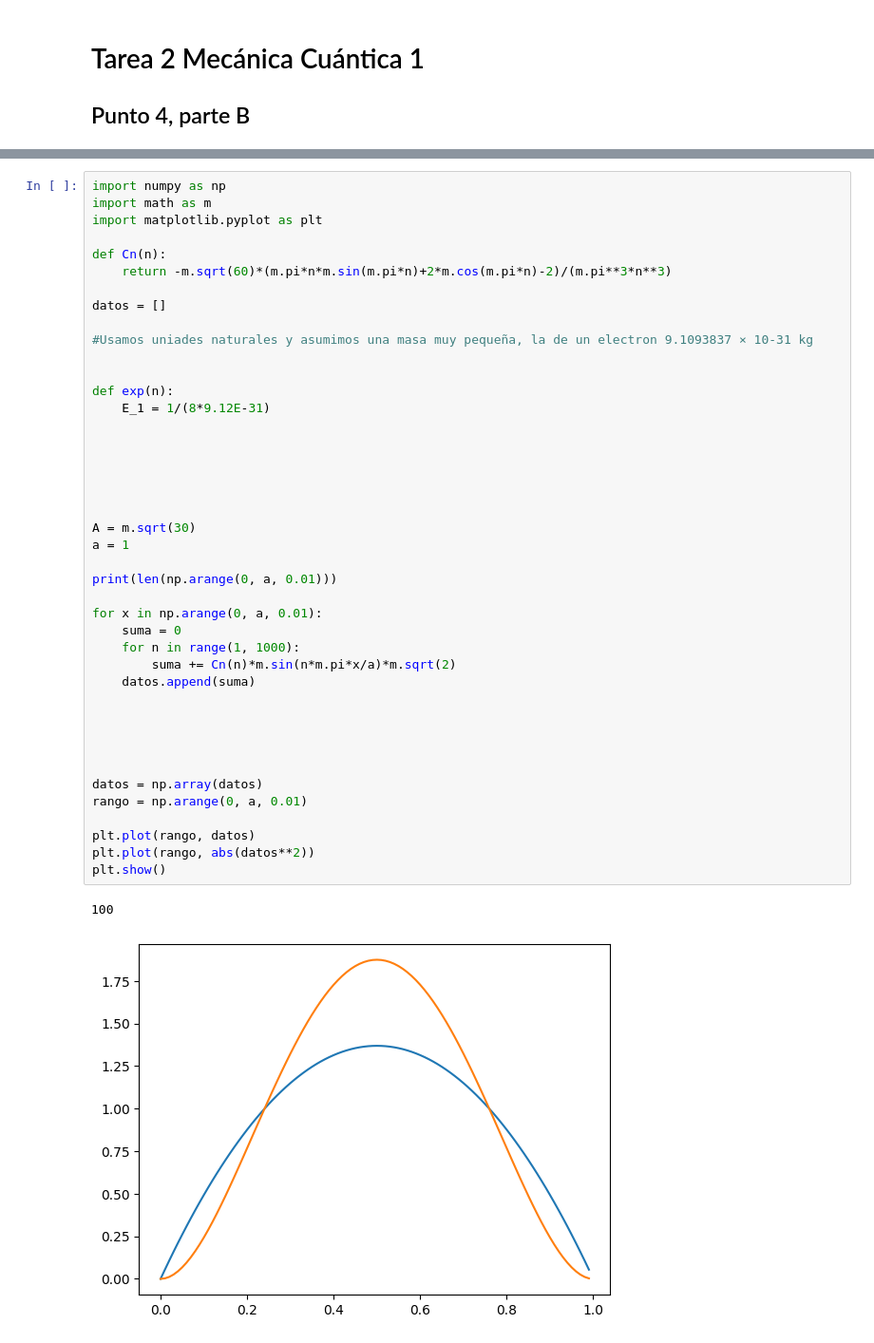
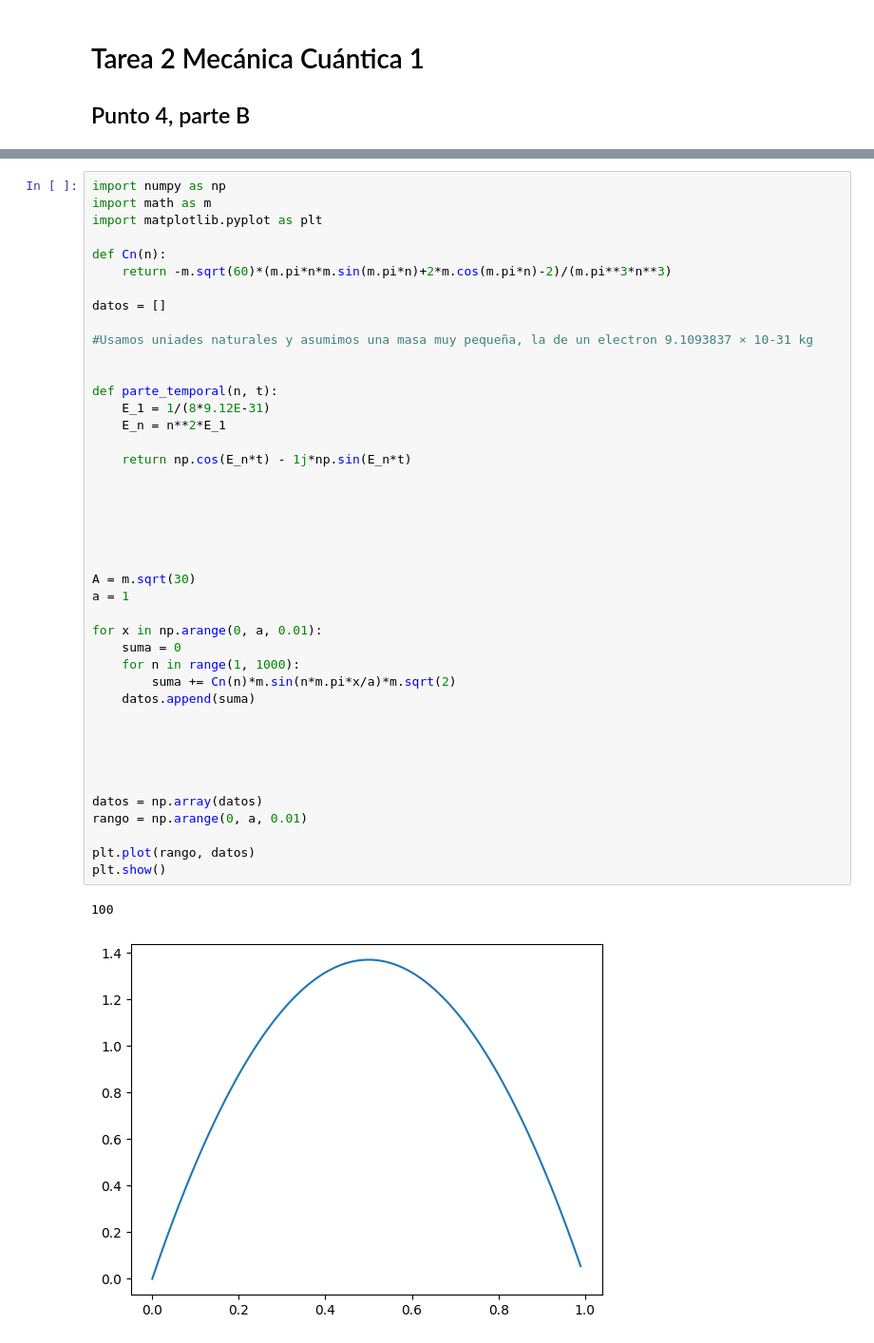
Before and after one commit to Mecanica-Cuantica-1-2023-1/Tarea-2, a Jupyter notebook: Tarea2Cuantica.ipynb, the cells around one changed output, grey strips where cells are left out. Shown at 95% size. Saved outputs shown, nothing was run; the diff lists cells and outputs as text.

```diff
--- a/Tarea2Cuantica.ipynb
+++ b/Tarea2Cuantica.ipynb
@@ -60,35 +65,35 @@ datos = []
 #Usamos uniades naturales y asumimos una masa muy pequeña, la de un electron 9.1093837 × 10-31 kg
 
 
-def exp(n):
+def parte_temporal(n, t):
     E_1 = 1/(8*9.12E-31)
+    E_n = n**2*E_1
+
+    return np.cos(E_n*t) - 1j*np.sin(E_n*t)
 
 
 
 
 
 
 A = m.sqrt(30)
 a = 1
-
-print(len(np.arange(0, a, 0.01)))
 
 for x in np.arange(0, a, 0.01):
     suma = 0
     for n in range(1, 1000):
         suma += Cn(n)*m.sin(n*m.pi*x/a)*m.sqrt(2)
     datos.append(suma)
 
 
 
 
 
 datos = np.array(datos)
 rango = np.arange(0, a, 0.01)
 
 plt.plot(rango, datos)
-plt.plot(rango, abs(datos**2))
 plt.show()
 # %% [output]
 100
-[figure, old version]
+[figure, new version]
```
Also changed, not shown: parts of 4 cells of this notebook.
